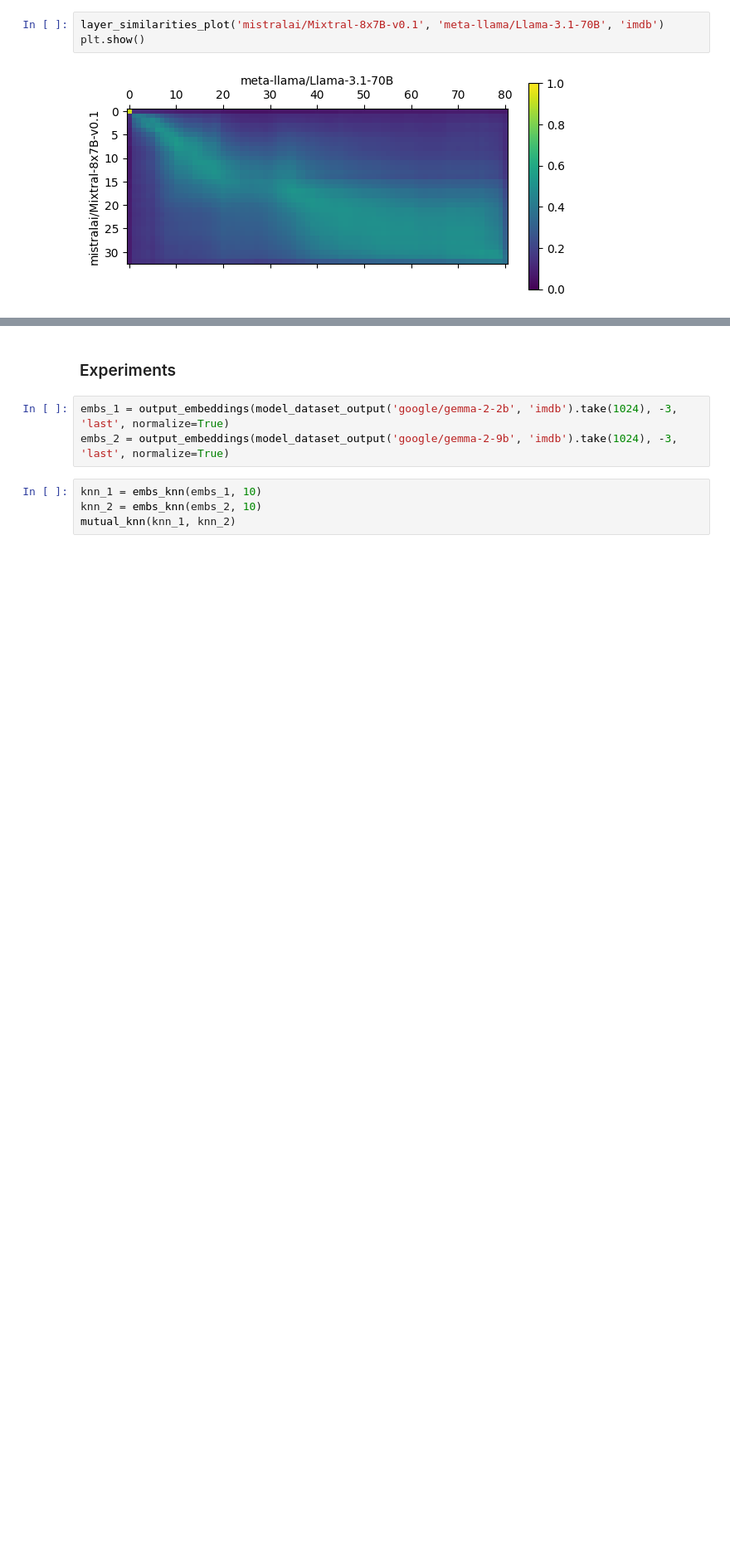
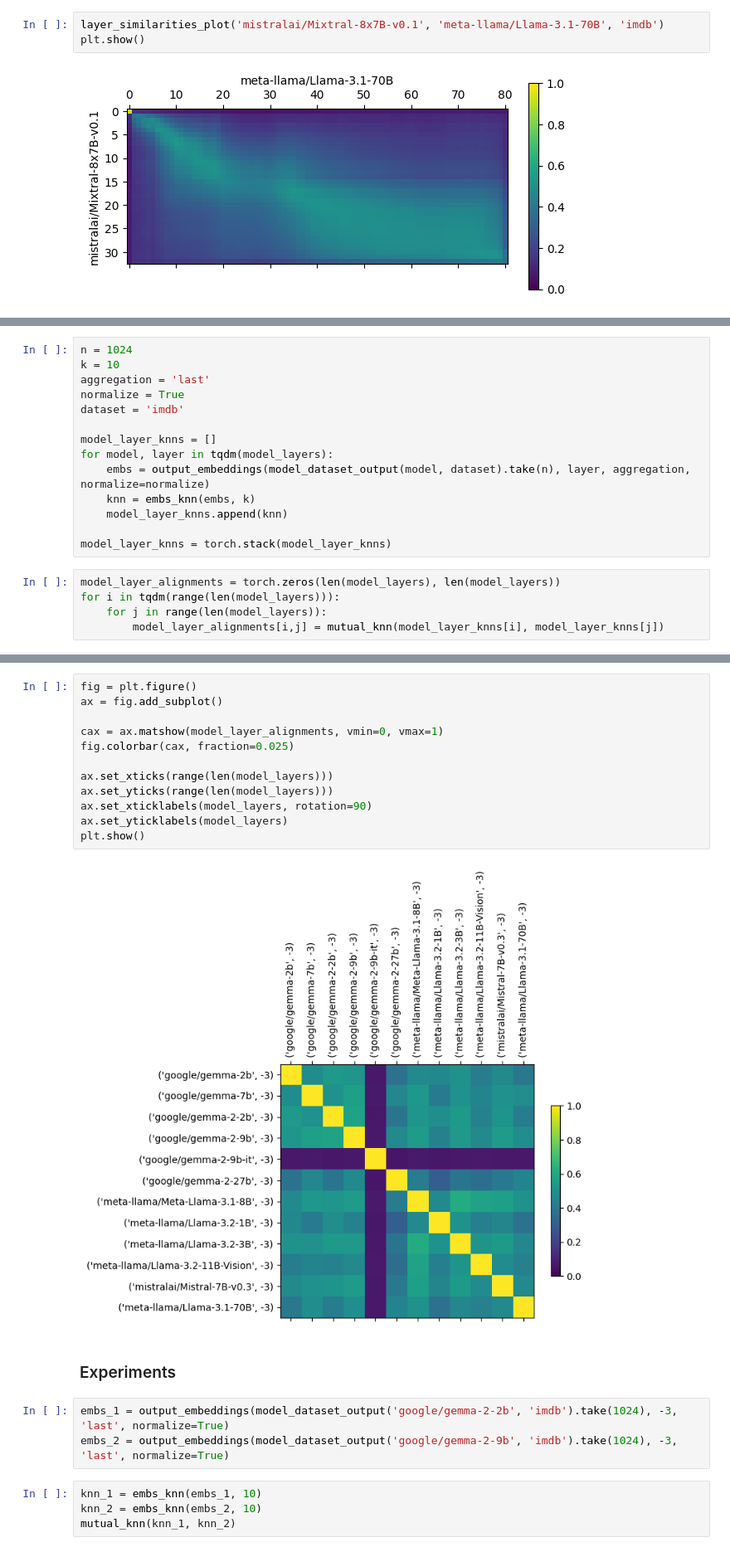
Before and after one commit to chriswolfram/unireps, a Jupyter notebook: notebooks/unireps-2.ipynb, the cells around one changed output, grey strips where cells are left out. Shown at 83% size. Drawn from its saved outputs; the diff is of its cells as text; blank space fills up the shorter version.

Commit message:
Added a few experiments with the instruction-tuned models.
Fixed typo in generate_embeddings.py.

```diff
--- a/notebooks/unireps-2.ipynb
+++ b/notebooks/unireps-2.ipynb
@@ -287,0 +330,19 @@ plt.show()
+# %%
+n = 1024
+k = 10
+aggregation = 'last'
+normalize = True
+dataset = 'imdb'
+
+model_layer_knns = []
+for model, layer in tqdm(model_layers):
+    embs = output_embeddings(model_dataset_output(model, dataset).take(n), layer, aggregation, normalize=normalize)
+    knn = embs_knn(embs, k)
+    model_layer_knns.append(knn)
+
+model_layer_knns = torch.stack(model_layer_knns)
+# %%
+model_layer_alignments = torch.zeros(len(model_layers), len(model_layers))
+for i in tqdm(range(len(model_layers))):
+    for j in range(len(model_layers)):
+        model_layer_alignments[i,j] = mutual_knn(model_layer_knns[i], model_layer_knns[j])
@@ -288,3 +369,17 @@ plt.show()
+# %%
+fig = plt.figure()
+ax = fig.add_subplot()
+
+cax = ax.matshow(model_layer_alignments, vmin=0, vmax=1)
+fig.colorbar(cax, fraction=0.025)
+
+ax.set_xticks(range(len(model_layers)))
+ax.set_yticks(range(len(model_layers)))
+ax.set_xticklabels(model_layers, rotation=90)
+ax.set_yticklabels(model_layers)
+plt.show()
+# %% [output]
+[figure, added]
 # %% [markdown]
 ### Experiments
 # %%
```
Also changed, not shown: parts of 7 cells of this notebook, 1 other file.
